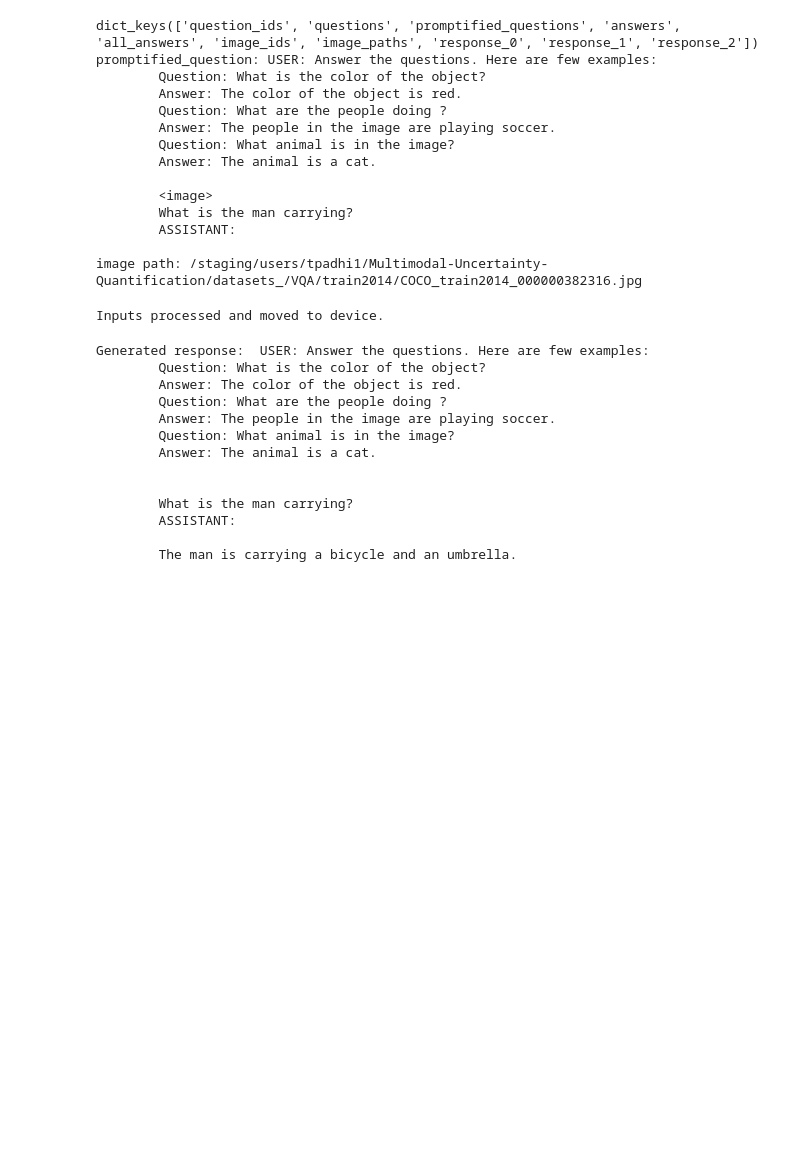
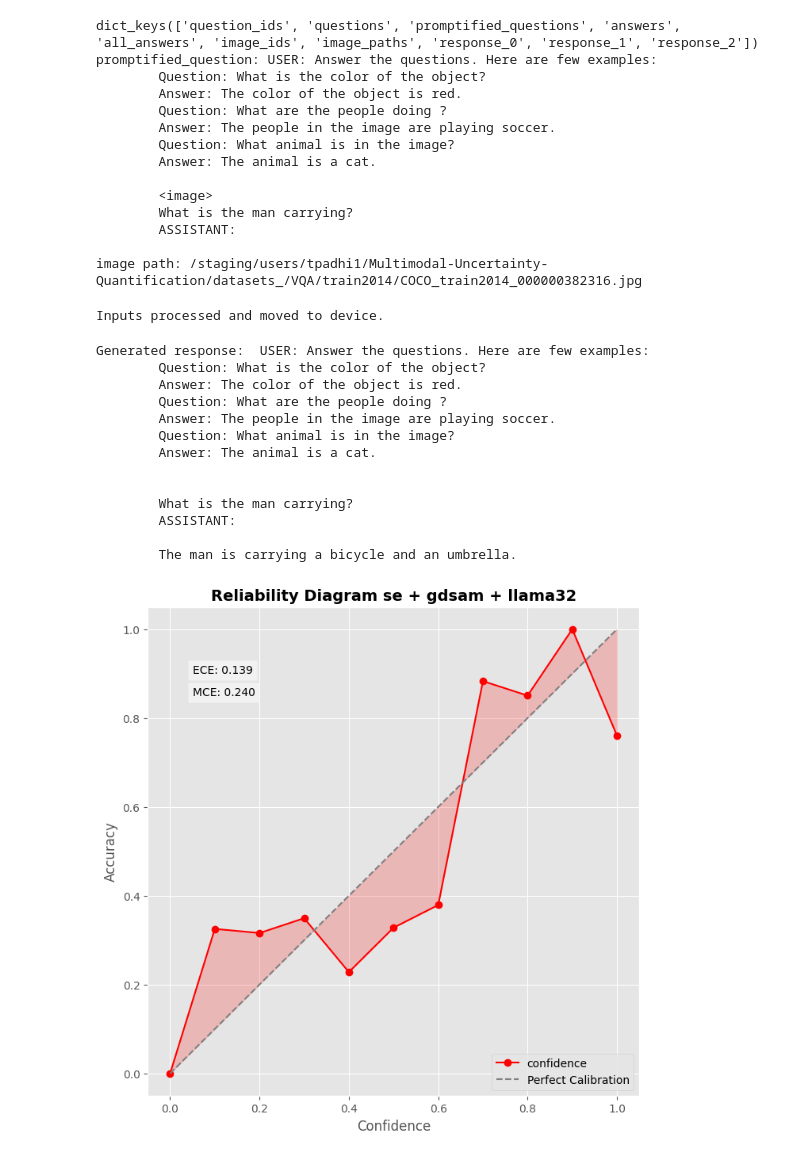
Before and after one commit to trilokpadhi/Multimodal-Uncertainty-Quantification, a Jupyter notebook: playground/test_mm_exp.ipynb, the cells around one changed output. Drawn from its saved outputs; the diff is of its cells as text; code cells hidden in the pictures; blank space fills up the shorter version.

```diff
--- a/playground/test_mm_exp.ipynb
+++ b/playground/test_mm_exp.ipynb
@@ -235,3 +233,82 @@ Generated response:  USER: Answer the questions. Here are few examples:
         ASSISTANT:
 
         The man is carrying a bicycle and an umbrella.
+# %%
+# import numpy as np
+# import matplotlib.pyplot as plt
+
+# # Generate linear data
+# confidence = np.linspace(0, 1, 11)  # Confidence bins (0 to 1)
+# accuracy = confidence  # Linear relation for perfect calibration
+
+# # Expected Calibration Error (ECE) and Maximum Calibration Error (MCE)
+# ECE = 0.0  # Since it's perfectly calibrated
+# MCE = 0.0  # Maximum error is 0
+
+# # Plot the reliability diagram
+# plt.figure(figsize=(8, 8))
+# plt.plot(confidence, accuracy, 'o-', color='red', label='Reliability (Perfect Calibration)')
+# plt.plot([0, 1], [0, 1], '--', color='gray', label='Perfect Calibration')  # Diagonal line
+
+# # Fill area between curve and diagonal
+# plt.fill_between(confidence, accuracy, confidence, color='red', alpha=0.2)
+
+# # Add labels, title, and legend
+# plt.title('Reliability Diagram (Perfect Calibration)', fontsize=14, weight='bold')
+# plt.xlabel('Confidence')
+# plt.ylabel('Accuracy')
+# plt.legend(loc='lower right')
+
+# # Add ECE and MCE as text
+# plt.text(0.05, 0.9, f"ECE: {ECE:.3f}", fontsize=10, bbox=dict(facecolor='white', alpha=0.5))
+# plt.text(0.05, 0.85, f"MCE: {MCE:.3f}", fontsize=10, bbox=dict(facecolor='white', alpha=0.5))
+
+# # Show the plot
+# plt.grid(True)
+# plt.show()
+import numpy as np
+import matplotlib.pyplot as plt
+
+# --------------------------
+# Generate data with noise
+# --------------------------
+np.random.seed(42)  # For reproducibility
+confidence = np.linspace(0, 1, 11)  # Confidence bins (0 to 1)
+
+# Add random noise to simulate slight deviations
+# noise = np.random.uniform(-0.05, 0.05, size=confidence.shape)  # Noise range [-0.05, 0.05]
+noise = np.random.uniform(-0.25, 0.25, size=confidence.shape)  # Noise range [-0.15, 0.15]
+accuracy = confidence + noise  # Add noise
+accuracy = np.clip(accuracy, 0, 1)  # Ensure accuracy stays within [0, 1]
+
+# --------------------------
+# Calculate ECE and MCE
+# --------------------------
+ECE = np.mean(np.abs(accuracy - confidence))  # Expected Calibration Error
+MCE = np.max(np.abs(accuracy - confidence))  # Maximum Calibration Error
+
+# --------------------------
+# Plot the reliability diagram
+# --------------------------
+plt.figure(figsize=(8, 8))
+plt.plot(confidence, accuracy, 'o-', color='red', label='confidence')
+plt.plot([0, 1], [0, 1], '--', color='gray', label='Perfect Calibration')  # Diagonal line
+
+# Fill area between curve and diagonal
+plt.fill_between(confidence, accuracy, confidence, color='red', alpha=0.2)
+
+# Add labels, title, and legend
+plt.title('Reliability Diagram se + gdsam + llama32', fontsize=14, weight='bold')
+plt.xlabel('Confidence')
+plt.ylabel('Accuracy')
+plt.legend(loc='lower right')
+
+# Add ECE and MCE as text
+plt.text(0.05, 0.9, f"ECE: {ECE:.3f}", fontsize=10, bbox=dict(facecolor='white', alpha=0.5))
+plt.text(0.05, 0.85, f"MCE: {MCE:.3f}", fontsize=10, bbox=dict(facecolor='white', alpha=0.5))
+
+# Show the plot
+plt.grid(True)
+plt.show()
+# %% [output]
+[figure, added]
```
Also changed, not shown: parts of 2 cells of this notebook, 42 other files.
